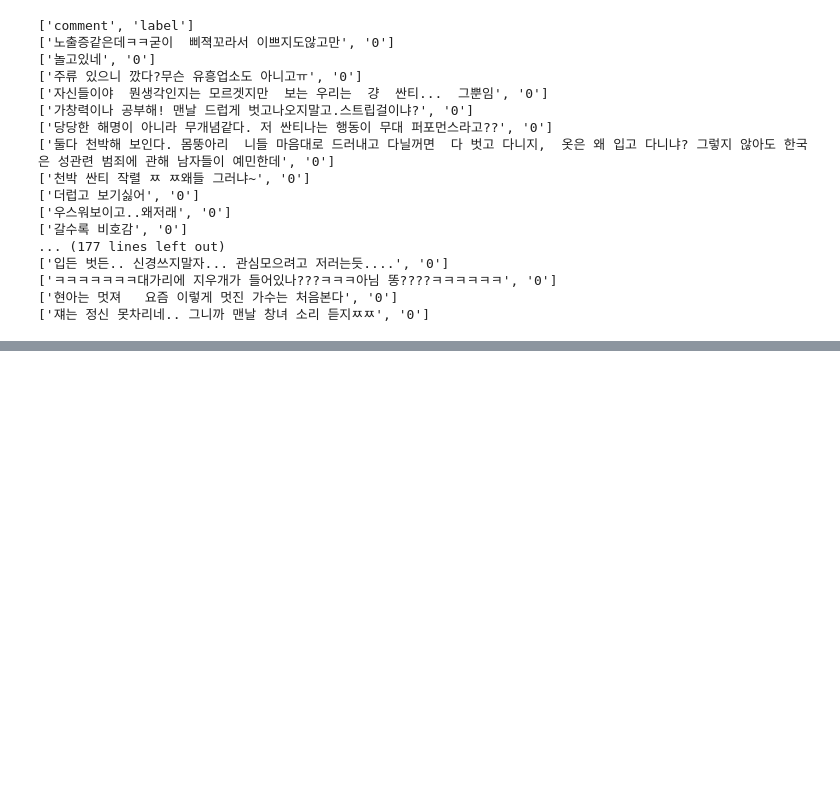
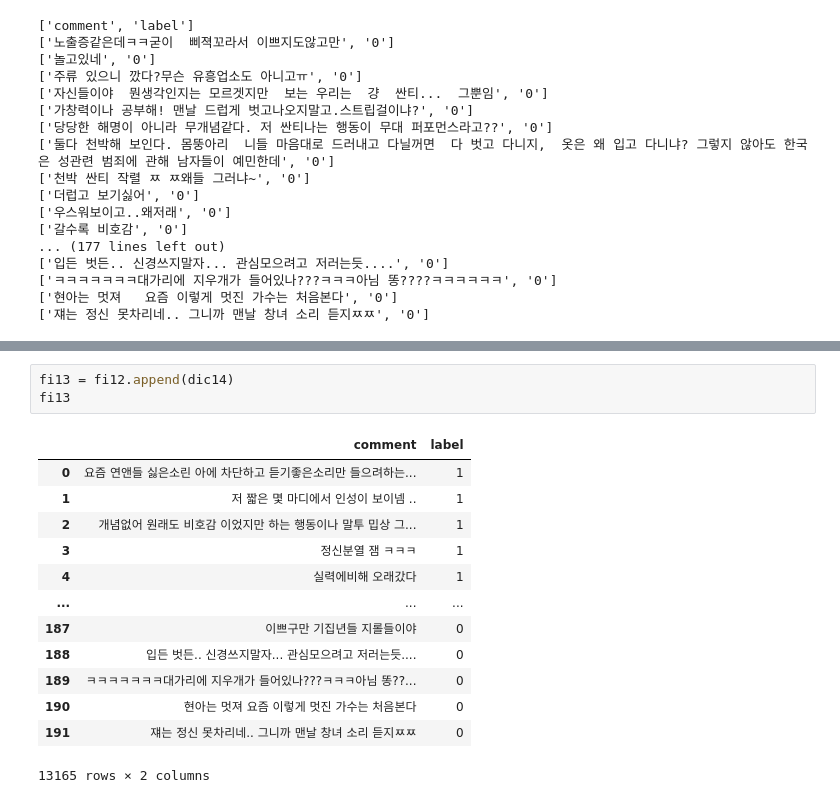
Before and after one commit to sooyeon-go/grad_project, a Jupyter notebook: comment_crawling_r/comment2_csv.ipynb, the cells around one changed output, grey strips where cells are left out. Drawn from its saved outputs; the diff is of its cells as text; blank space fills up the shorter version.

```diff
--- a/comment_crawling_r/comment2_csv.ipynb
+++ b/comment_crawling_r/comment2_csv.ipynb
@@ -863,0 +881,17 @@ f.close()
+# %%
+fi13 = fi12.append(dic14)
+fi13
+# %% [output]
+|  | comment | label |
+| 0 | 요즘 연앤들 싫은소린 아에 차단하고 듣기좋은소리만 들으려하는... | 1 |
+| 1 | 저 짧은 몇 마디에서 인성이 보이넴 .. | 1 |
+| 2 | 개념없어 원래도 비호감 이었지만 하는 행동이나 말투 밉상 그... | 1 |
+| 3 | 정신분열 잼 ㅋㅋㅋ | 1 |
+| 4 | 실력에비해 오래갔다 | 1 |
+| ... | ... | ... |
+| 187 | 이쁘구만 기집년들 지롤들이야 | 0 |
+| 188 | 입든 벗든.. 신경쓰지말자... 관심모으려고 저러는듯.... | 0 |
+| 189 | ㅋㅋㅋㅋㅋㅋㅋ대가리에 지우개가 들어있나???ㅋㅋㅋ아님 똥??... | 0 |
+| 190 | 현아는 멋져 요즘 이렇게 멋진 가수는 처음본다 | 0 |
+| 191 | 쟤는 정신 못차리네.. 그니까 맨날 창녀 소리 듣지ㅉㅉ | 0 |
+13165 rows × 2 columns
```
Also changed, not shown: parts of 1 cell of this notebook.
